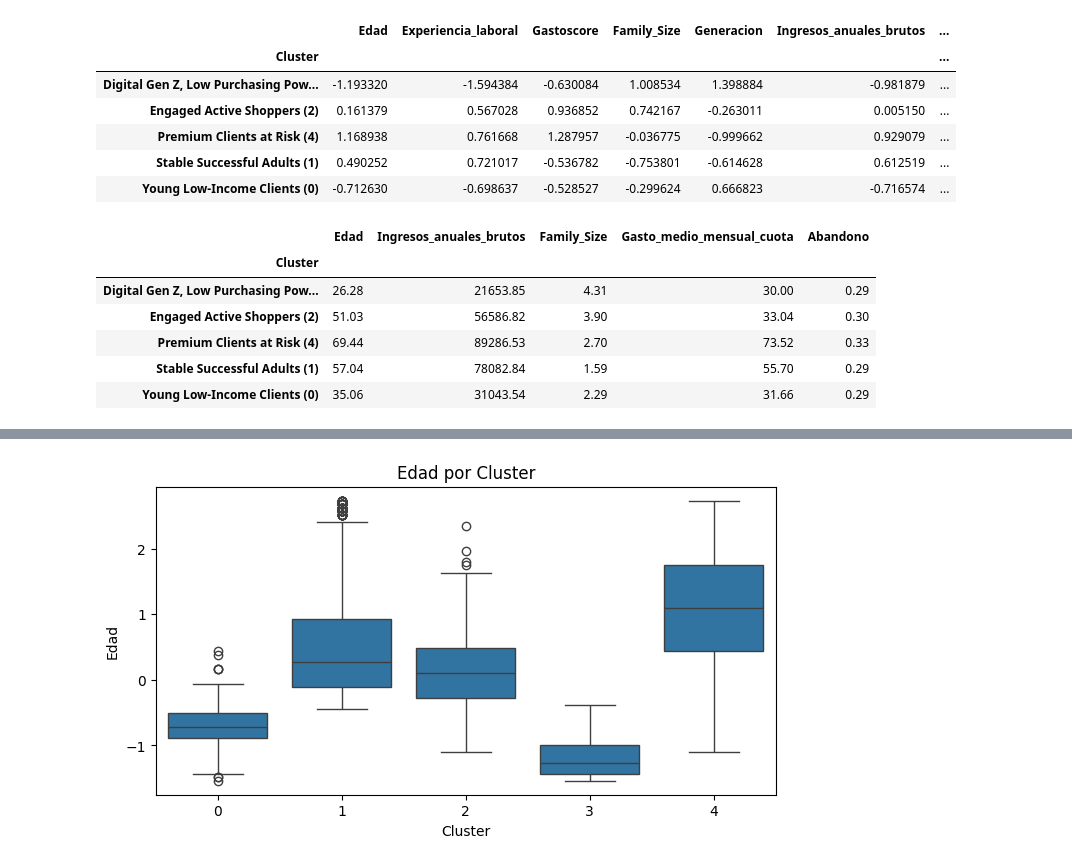
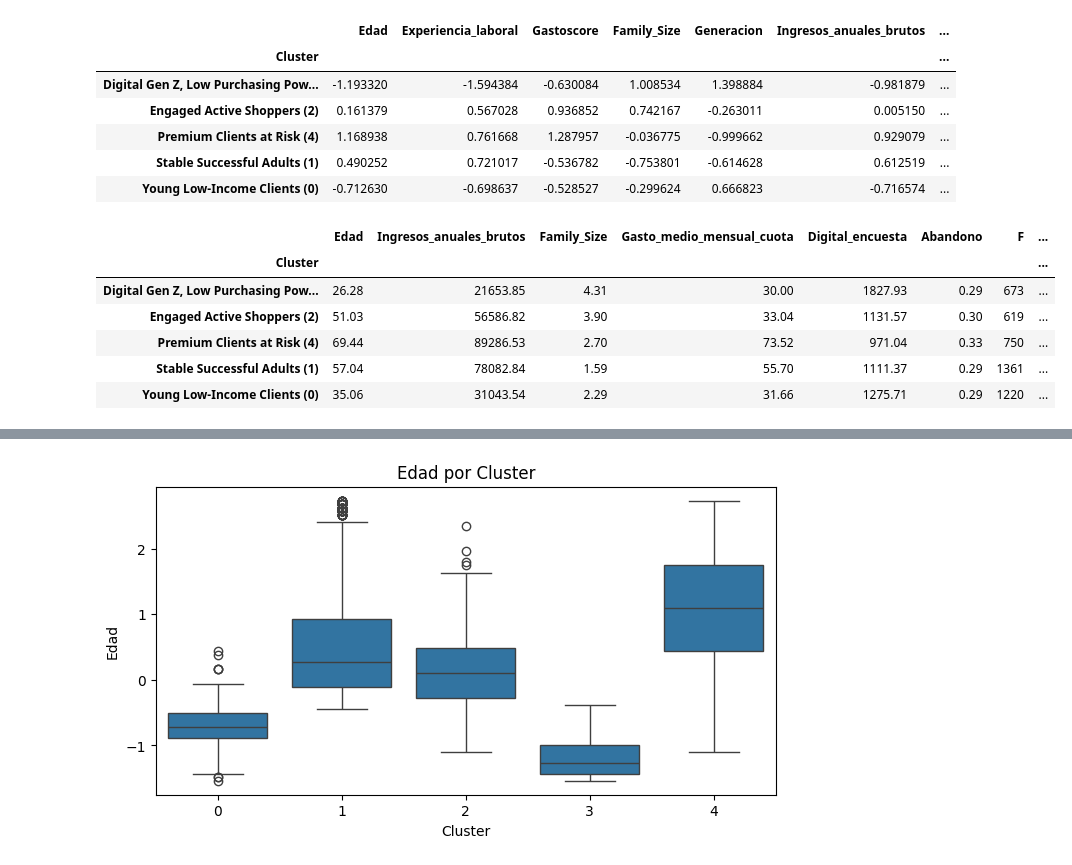
Before and after one commit to josean9/Caso2PCA, a Jupyter notebook: notebooks/analisisDatos.ipynb, the cells around one changed output, grey strips where cells are left out. Saved outputs shown, nothing was run; the diff lists cells and outputs as text; code cells hidden in the pictures.

```diff
--- a/notebooks/analisisDatos.ipynb
+++ b/notebooks/analisisDatos.ipynb
@@ -1118,18 +1118,3 @@ df_clean3.groupby('Cluster').mean(numeric_only=True)
 | Young Low-Income Clients (0) | -0.712630 | -0.698637 | -0.528527 | -0.299624 | 0.666823 | -0.716574 | ... |
 # %%
 df_clean['Cluster'] = df_clean3['Cluster']  # O 'cluster_name' si ya lo renombraste
-# %%
-# Ahora agrupa y calcula medias reales
-cluster_profile_real = df_clean.groupby('Cluster')[
-    ['Edad', 'Ingresos_anuales_brutos', 'Family_Size', 'Gasto_medio_mensual_cuota', 'Abandono']
-].mean().round(2)
-
-cluster_profile_real
-# %% [output]
-|  | Edad | Ingresos_anuales_brutos | Family_Size | Gasto_medio_mensual_cuota | Abandono |
-| Cluster |  |  |  |  |  |
-| Digital Gen Z, Low Purchasing Pow... | 26.28 | 21653.85 | 4.31 | 30.00 | 0.29 |
-| Engaged Active Shoppers (2) | 51.03 | 56586.82 | 3.90 | 33.04 | 0.30 |
-| Premium Clients at Risk (4) | 69.44 | 89286.53 | 2.70 | 73.52 | 0.33 |
-| Stable Successful Adults (1) | 57.04 | 78082.84 | 1.59 | 55.70 | 0.29 |
-| Young Low-Income Clients (0) | 35.06 | 31043.54 | 2.29 | 31.66 | 0.29 |
@@ -1188,0 +1121,52 @@ print("El archivo JSON se ha guardado en:", output_path)
+# %%
+import pandas as pd
+
+# Supongamos que 'df_clean' es tu DataFrame con la información
+# Vamos a agregar las columnas necesarias para el cálculo
+
+# Ejemplo de cómo se podrían agregar las nuevas columnas (asegúrate de que existan en tu DataFrame)
+# df_clean['Genero'] = ...  # 'Male' o 'Female'
+# df_clean['Experiencia_laboral'] = ...  # Años de experiencia laboral
+# df_clean['Generacion'] = ...  # Gen Z, Millennial, etc.
+# df_clean['Estado_civil'] = ...  # 'Married' o 'Single'
+
+# Agrupamos y calculamos las medias
+cluster_profile_real = df_clean.groupby('Cluster')[
+    ['Edad', 'Ingresos_anuales_brutos', 'Family_Size', 'Gasto_medio_mensual_cuota', "Digital_encuesta",'Abandono']
+].mean().round(2)
+
+# Contamos la cantidad de géneros (Male/Female) por cluster
+gender_count = df_clean.groupby('Cluster')['Genero'].value_counts().unstack(fill_value=0)
+
+# Contamos la experiencia laboral promedio por cluster
+work_experience_avg = df_clean.groupby('Cluster')['Experiencia_laboral'].value_counts().unstack(fill_value=0)
+
+
+df_clean['Gastoscore'] = df_clean['Gastoscore'].replace({'Alto': 'Gastoscore_Alto', 'Bajo': 'Gastoscore_Bajo', 'Medio': 'Gastoscore_Medio'})
+work_experience_avg = df_clean.groupby('Cluster')['Gastoscore'].value_counts().unstack(fill_value=0)
+
+
+# Contamos la generación más frecuente por cluster
+generation_mode = df_clean.groupby('Cluster')['Generacion'].agg(lambda x: x.mode()[0])
+
+# Contamos el estado civil (Married/Single) por cluster
+# Cambiar los valores en la columna 'Casado' de 'Si' a 'Casado' y de 'No' a 'No Casado'
+df_clean['Casado'] = df_clean['Casado'].replace({'Si': 'Casado', 'No': 'No Casado'})
+marital_status_count = df_clean.groupby('Cluster')['Casado'].value_counts().unstack(fill_value=0)
+
+# Unimos todo en un solo DataFrame
+cluster_profile_real = cluster_profile_real.join(gender_count, how='left')
+cluster_profile_real = cluster_profile_real.join(work_experience_avg, how='left')
+cluster_profile_real = cluster_profile_real.join(generation_mode, how='left')
+cluster_profile_real = cluster_profile_real.join(marital_status_count, how='left')
+
+# Mostrar el resultado final
+cluster_profile_real
+# %% [output]
+|  | Edad | Ingresos_anuales_brutos | Family_Size | Gasto_medio_mensual_cuota | Digital_encuesta | Abandono | F | ... |
+| Cluster |  |  |  |  |  |  |  | ... |
+| Digital Gen Z, Low Purchasing Pow... | 26.28 | 21653.85 | 4.31 | 30.00 | 1827.93 | 0.29 | 673 | ... |
+| Engaged Active Shoppers (2) | 51.03 | 56586.82 | 3.90 | 33.04 | 1131.57 | 0.30 | 619 | ... |
+| Premium Clients at Risk (4) | 69.44 | 89286.53 | 2.70 | 73.52 | 971.04 | 0.33 | 750 | ... |
+| Stable Successful Adults (1) | 57.04 | 78082.84 | 1.59 | 55.70 | 1111.37 | 0.29 | 1361 | ... |
+| Young Low-Income Clients (0) | 35.06 | 31043.54 | 2.29 | 31.66 | 1275.71 | 0.29 | 1220 | ... |
```
Also changed, not shown: parts of 4 cells of this notebook, 7 other files.
